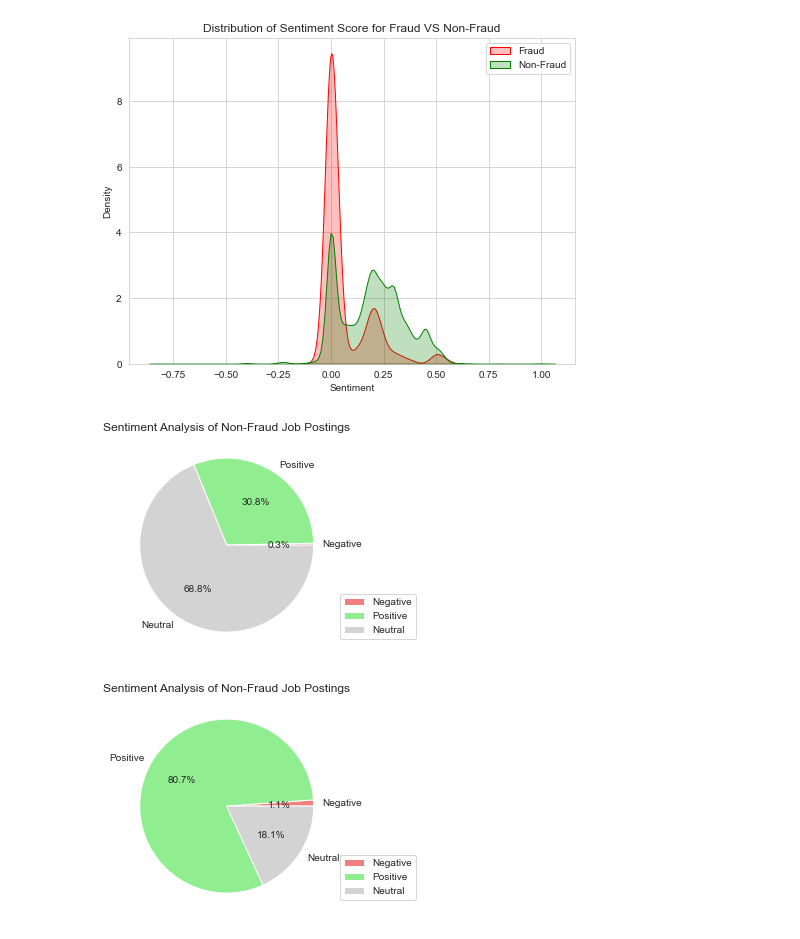
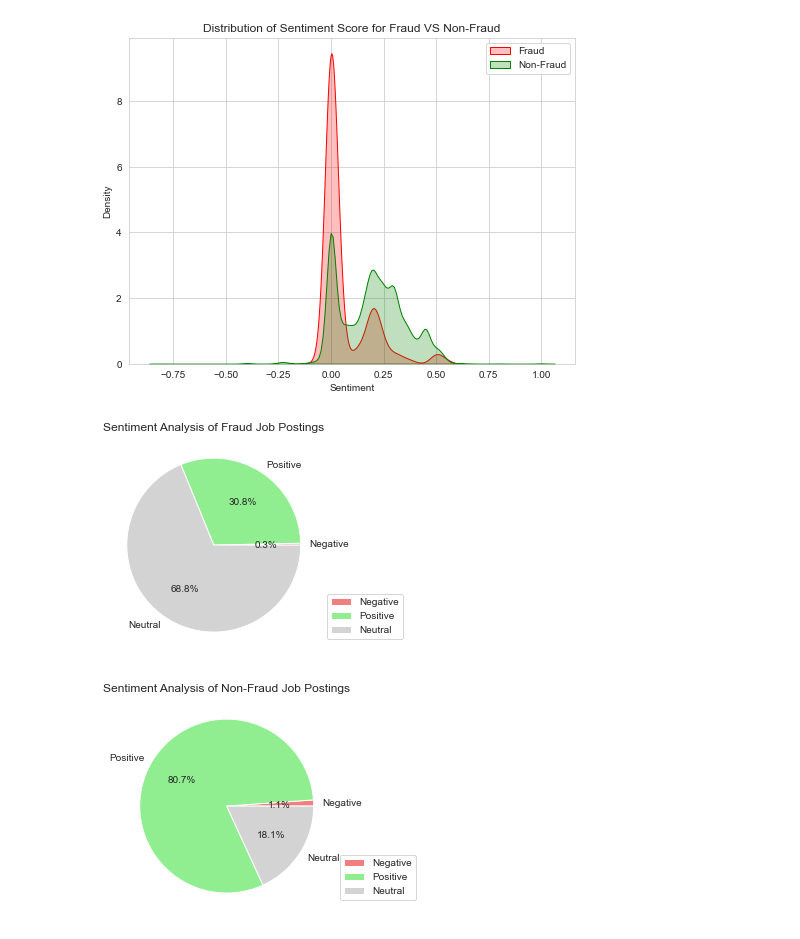
Before and after one commit to bonsibyl/BT4012-Fraud-Job-Posting, a Jupyter notebook: EDA/Weiyang_EDA.ipynb, the cells around one changed output. Cells and saved outputs as stored; diff of their text form; code cells hidden in the pictures.

```diff
--- a/EDA/Weiyang_EDA.ipynb
+++ b/EDA/Weiyang_EDA.ipynb
@@ -355,19 +345,19 @@ dataset_non_fraud["compound"] = list(map(lambda x: x['compound'], dataset_non_fr
 # %%
 # visualize the distribution of sentiment category
 senti_pie_count_list = []
 senti_pie_count_list.append(len(dataset_fraud[dataset_fraud['compound'] < -0.05]))
 senti_pie_count_list.append(len(dataset_fraud[dataset_fraud['compound'] > 0.05]))
 senti_pie_count_list.append(len(dataset_fraud[(dataset_fraud['compound'] < 0.05) & (dataset_fraud['compound'] > -0.05)]))
 
 colors = ['lightcoral', 'lightgreen', 'lightgrey']
 labels = ["Negative","Positive","Neutral"]
 
 plt.pie(np.array(senti_pie_count_list),labels = labels, colors = colors,autopct='%1.1f%%')
-plt.title("Sentiment Analysis of Non-Fraud Job Postings")
+plt.title("Sentiment Analysis of Fraud Job Postings")
 plt.legend(bbox_to_anchor=(1, 0.3))
 plt.show()
 # %% [output]
-[figure, old version]
+[figure, new version]
 # %%
 # visualize the distribution of sentiment category
 senti_pie_count_list = []
```
Also changed, not shown: parts of 5 cells of this notebook, 1 other file.
